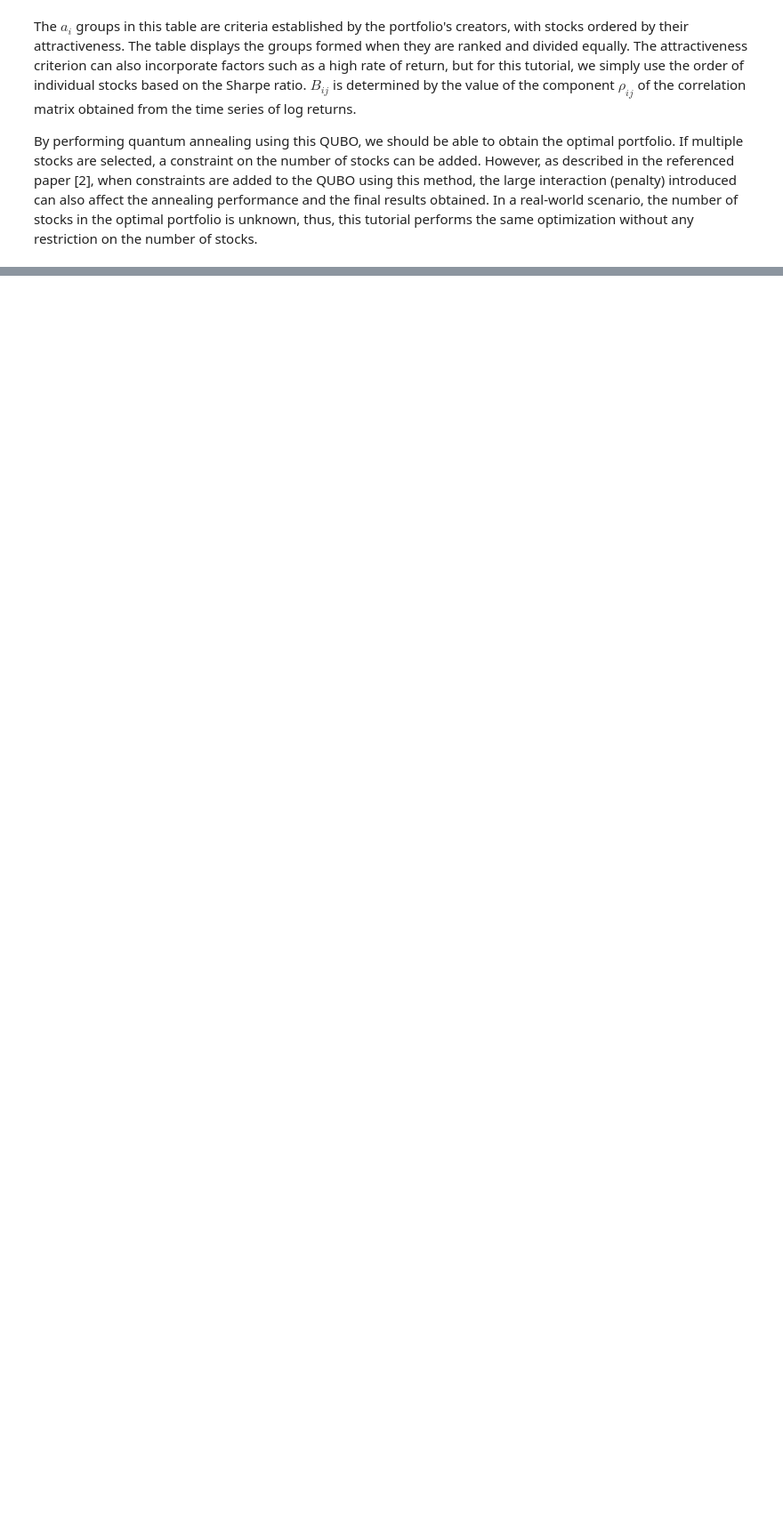
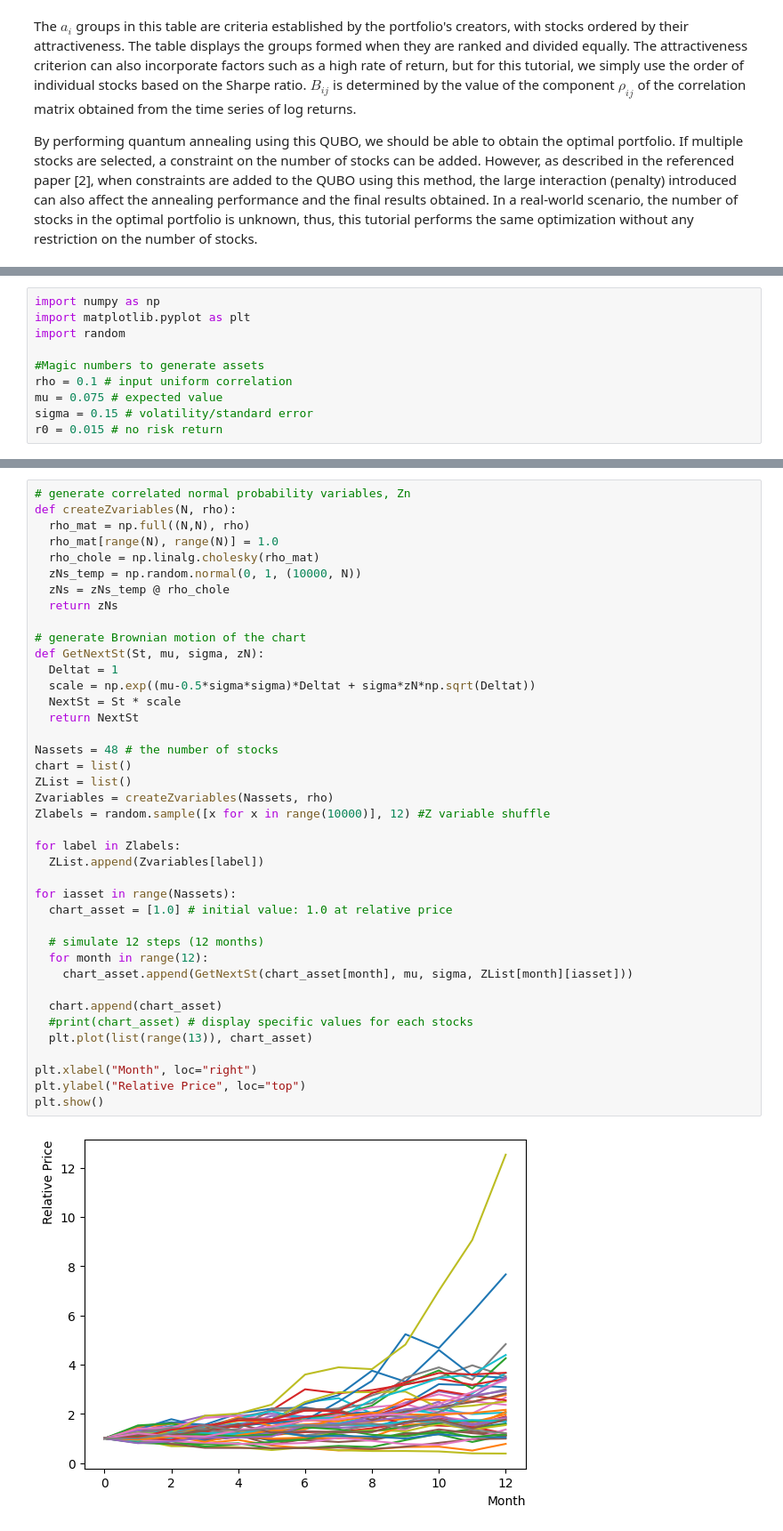
Before and after one commit to OpenJij/OpenJij, a Jupyter notebook: docs/tutorial/en/optimization/ReverseQuantumAnnealing.ipynb, the cells around one changed output, grey strips where cells are left out. Shown at 89% size. Saved outputs shown, nothing was run; the diff lists cells and outputs as text; blank space fills up the shorter version.

```diff
--- a/docs/tutorial/en/optimization/ReverseQuantumAnnealing.ipynb
+++ b/docs/tutorial/en/optimization/ReverseQuantumAnnealing.ipynb
@@ -92,0 +138,10 @@ Furthermore, in actual quantum annealing machines, the system may be excited by
+# %%
+import numpy as np
+import matplotlib.pyplot as plt
+import random
+
+#Magic numbers to generate assets
+rho = 0.1 # input uniform correlation
+mu = 0.075 # expected value
+sigma = 0.15 # volatility/standard error
+r0 = 0.015 # no risk return
@@ -92,0 +160,42 @@ Furthermore, in actual quantum annealing machines, the system may be excited by
+# %%
+# generate correlated normal probability variables, Zn
+def createZvariables(N, rho):
+  rho_mat = np.full((N,N), rho)
+  rho_mat[range(N), range(N)] = 1.0
+  rho_chole = np.linalg.cholesky(rho_mat)
+  zNs_temp = np.random.normal(0, 1, (10000, N))
+  zNs = zNs_temp @ rho_chole
+  return zNs
+
+# generate Brownian motion of the chart
+def GetNextSt(St, mu, sigma, zN):
+  Deltat = 1
+  scale = np.exp((mu-0.5*sigma*sigma)*Deltat + sigma*zN*np.sqrt(Deltat))
+  NextSt = St * scale
+  return NextSt
+
+Nassets = 48 # the number of stocks
+chart = list()
+ZList = list()
+Zvariables = createZvariables(Nassets, rho)
+Zlabels = random.sample([x for x in range(10000)], 12) #Z variable shuffle
+
+for label in Zlabels:
+  ZList.append(Zvariables[label])
+
+for iasset in range(Nassets):
+  chart_asset = [1.0] # initial value: 1.0 at relative price
+
+  # simulate 12 steps (12 months)
+  for month in range(12):
+    chart_asset.append(GetNextSt(chart_asset[month], mu, sigma, ZList[month][iasset]))
+
+  chart.append(chart_asset)
+  #print(chart_asset) # display specific values for each stocks
+  plt.plot(list(range(13)), chart_asset)
+
+plt.xlabel("Month", loc="right")
+plt.ylabel("Relative Price", loc="top")
+plt.show()
+# %% [output]
+[figure, added]
```
Also changed, not shown: parts of 6 cells of this notebook, 1 other file.
